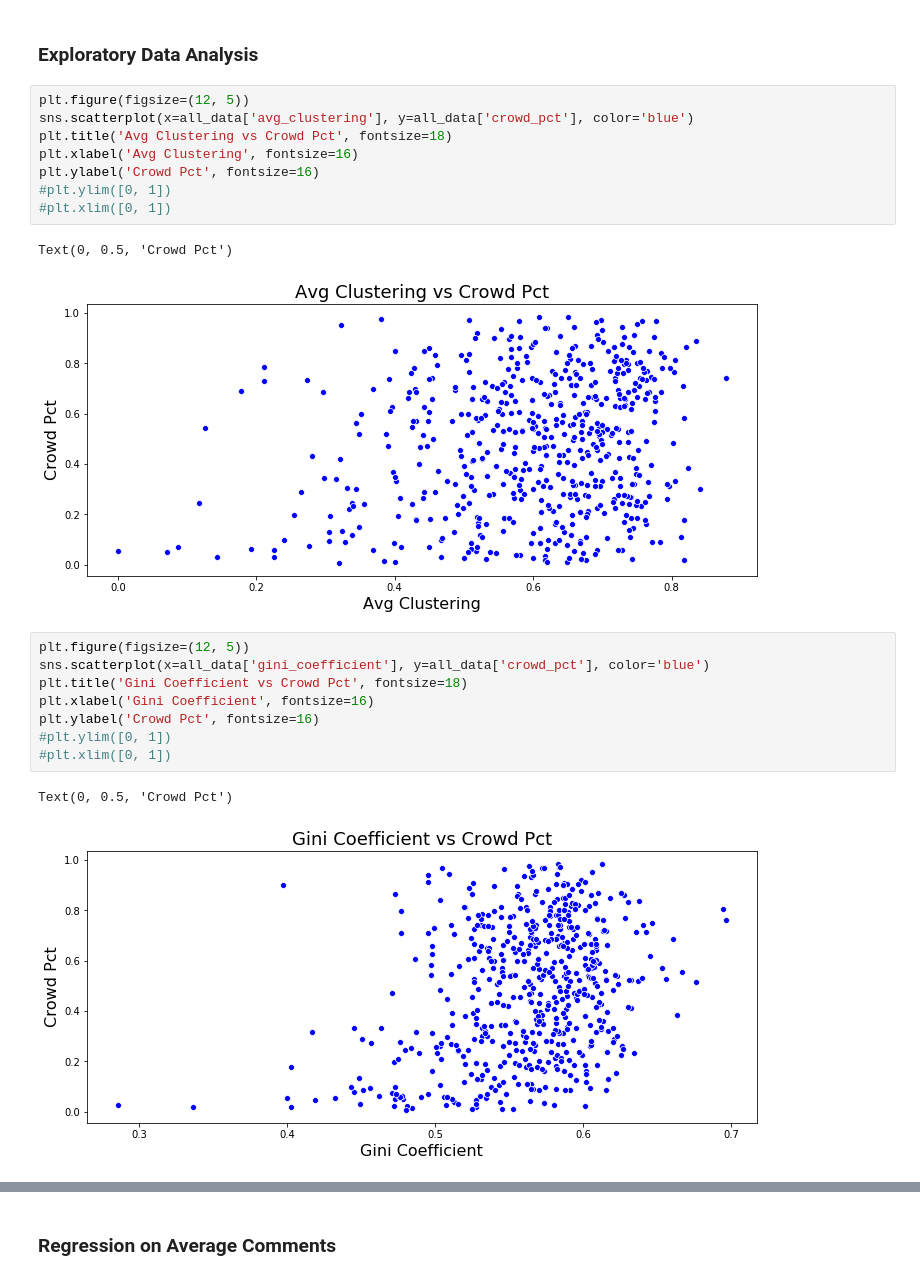
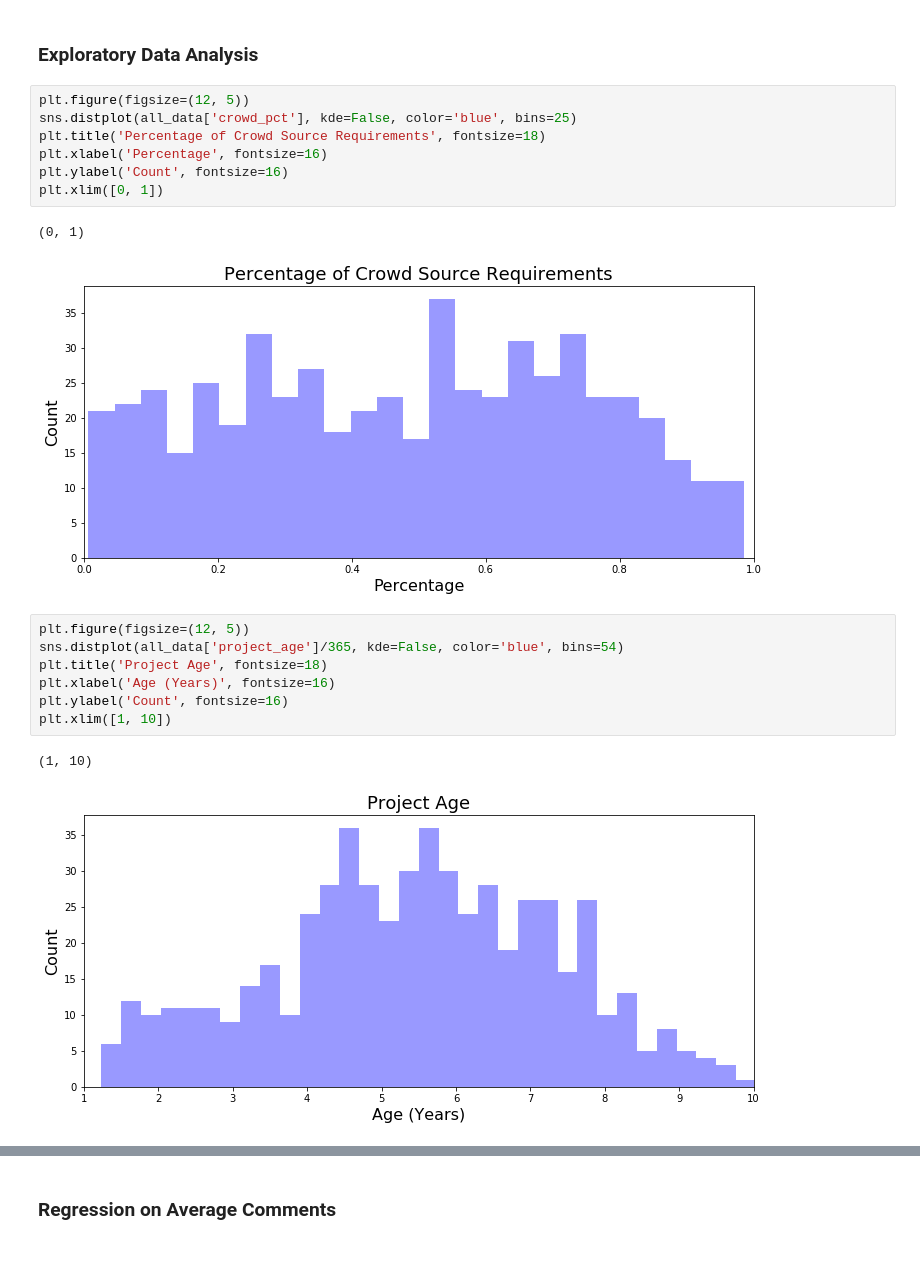
Before and after one commit to MthwRobinson/dissertation-research, a Jupyter notebook: research-notebooks/2-journal-article.ipynb, the cells around one changed output, grey strips where cells are left out. Cells and saved outputs as stored; diff of their text form.

Commit message:
histograms and summary statistics for independent variables

```diff
--- a/research-notebooks/2-journal-article.ipynb
+++ b/research-notebooks/2-journal-article.ipynb
@@ -129,25 +129,23 @@ def compute_pca(X, n_components=50):
 ### Exploratory Data Analysis
 # %%
 plt.figure(figsize=(12, 5))
-sns.scatterplot(x=all_data['avg_clustering'], y=all_data['crowd_pct'], color='blue')
-plt.title('Avg Clustering vs Crowd Pct', fontsize=18)
-plt.xlabel('Avg Clustering', fontsize=16)
-plt.ylabel('Crowd Pct', fontsize=16)
-#plt.ylim([0, 1])
-#plt.xlim([0, 1])
+sns.distplot(all_data['crowd_pct'], kde=False, color='blue', bins=25)
+plt.title('Percentage of Crowd Source Requirements', fontsize=18)
+plt.xlabel('Percentage', fontsize=16)
+plt.ylabel('Count', fontsize=16)
+plt.xlim([0, 1])
 # %% [output]
-Text(0, 0.5, 'Crowd Pct')
+(0, 1)
-[figure, old version]
+[figure, new version]
 # %%
 plt.figure(figsize=(12, 5))
-sns.scatterplot(x=all_data['gini_coefficient'], y=all_data['crowd_pct'], color='blue')
-plt.title('Gini Coefficient vs Crowd Pct', fontsize=18)
-plt.xlabel('Gini Coefficient', fontsize=16)
-plt.ylabel('Crowd Pct', fontsize=16)
-#plt.ylim([0, 1])
-#plt.xlim([0, 1])
+sns.distplot(all_data['project_age']/365, kde=False, color='blue', bins=54)
+plt.title('Project Age', fontsize=18)
+plt.xlabel('Age (Years)', fontsize=16)
+plt.ylabel('Count', fontsize=16)
+plt.xlim([1, 10])
 # %% [output]
-Text(0, 0.5, 'Crowd Pct')
+(1, 10)
-[figure, old version]
+[figure, new version]
 # %%
 plt.figure(figsize=(12, 5))
```
Also changed, not shown: parts of 8 cells of this notebook.
